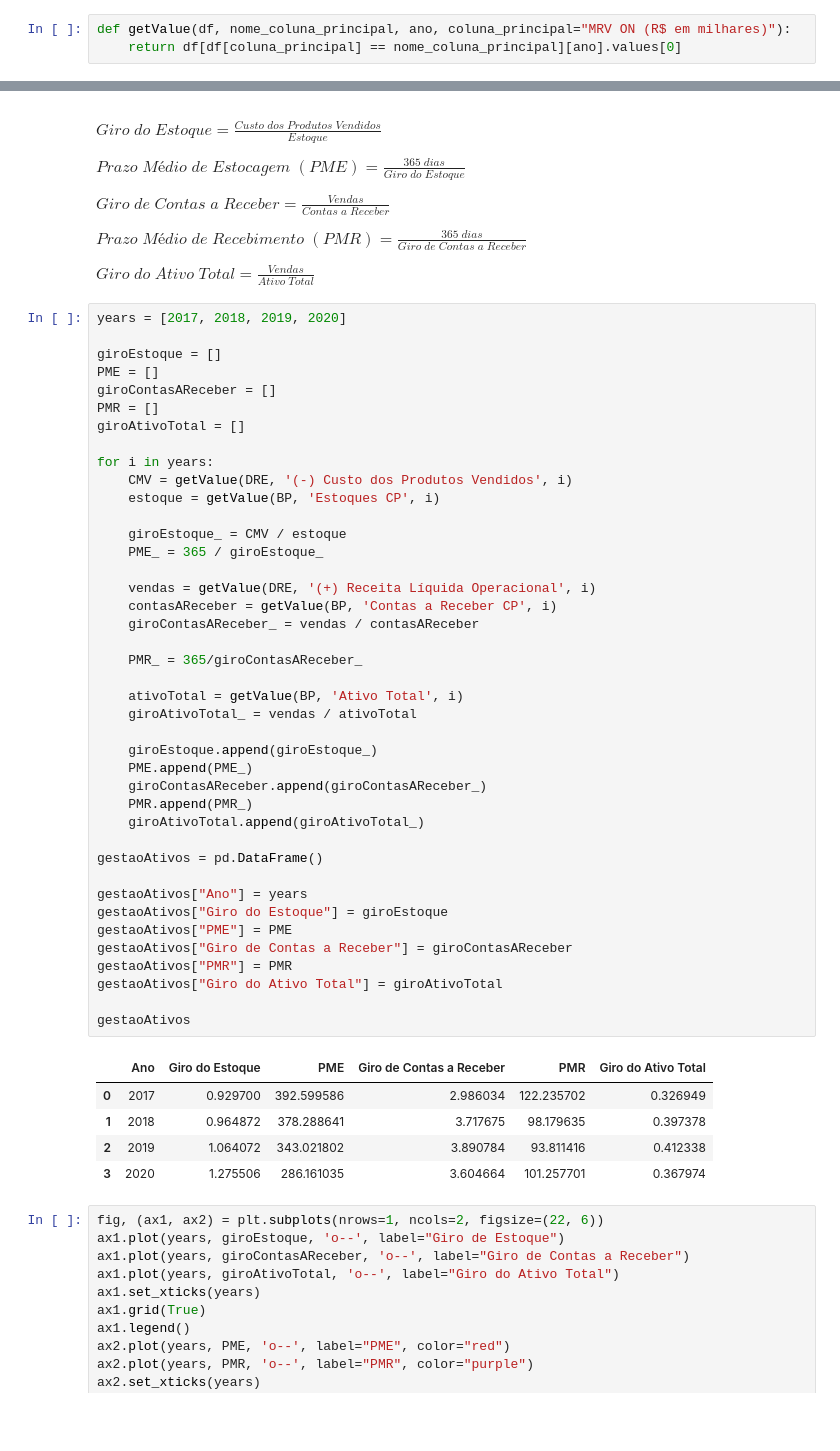
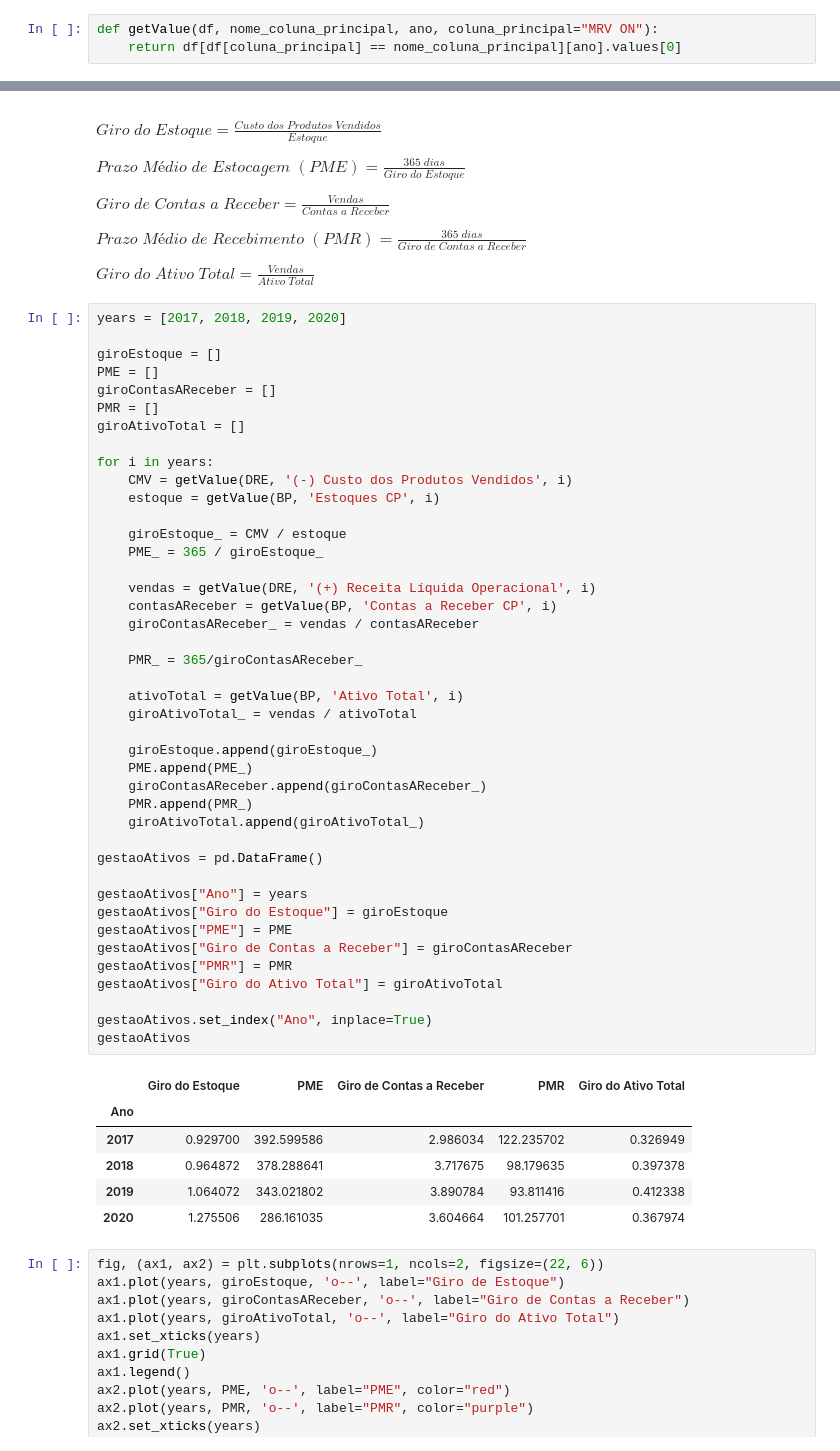
Before and after one commit to pedrotramos/Analise-MRV, a Jupyter notebook: APS.ipynb, the cells around one changed output, grey strips where cells are left out. Cells and saved outputs as stored; diff of their text form; blank space fills up the shorter version.

```diff
--- a/APS.ipynb
+++ b/APS.ipynb
@@ -24,7 +24,7 @@ DRE.dropna(how='all', axis='columns', inplace=True); # ; supress output
 # %% [markdown]
 ## Função para encontrar células nos DataFrames com base em DF, nome da conta e ano
 # %%
-def getValue(df, nome_coluna_principal, ano, coluna_principal="MRV ON (R$ em milhares)"):
+def getValue(df, nome_coluna_principal, ano, coluna_principal="MRV ON"):
     return df[df[coluna_principal] == nome_coluna_principal][ano].values[0]
 # %% [markdown]
 ## Indicadores de Solvência de Curto Prazo
@@ -198,38 +202,40 @@ for i in years:
 
     giroEstoque_ = CMV / estoque
     PME_ = 365 / giroEstoque_
 
     vendas = getValue(DRE, '(+) Receita Líquida Operacional', i)
     contasAReceber = getValue(BP, 'Contas a Receber CP', i)
     giroContasAReceber_ = vendas / contasAReceber
 
     PMR_ = 365/giroContasAReceber_
 
     ativoTotal = getValue(BP, 'Ativo Total', i)
     giroAtivoTotal_ = vendas / ativoTotal
 
     giroEstoque.append(giroEstoque_)
     PME.append(PME_)
     giroContasAReceber.append(giroContasAReceber_)
     PMR.append(PMR_)
     giroAtivoTotal.append(giroAtivoTotal_)
 
 gestaoAtivos = pd.DataFrame()
 
 gestaoAtivos["Ano"] = years
 gestaoAtivos["Giro do Estoque"] = giroEstoque
 gestaoAtivos["PME"] = PME
 gestaoAtivos["Giro de Contas a Receber"] = giroContasAReceber
 gestaoAtivos["PMR"] = PMR
 gestaoAtivos["Giro do Ativo Total"] = giroAtivoTotal
 
+gestaoAtivos.set_index("Ano", inplace=True)
 gestaoAtivos
 # %% [output]
-|  | Ano | Giro do Estoque | PME | Giro de Contas a Receber | PMR | Giro do Ativo Total |
-| 0 | 2017 | 0.929700 | 392.599586 | 2.986034 | 122.235702 | 0.326949 |
-| 1 | 2018 | 0.964872 | 378.288641 | 3.717675 | 98.179635 | 0.397378 |
-| 2 | 2019 | 1.064072 | 343.021802 | 3.890784 | 93.811416 | 0.412338 |
-| 3 | 2020 | 1.275506 | 286.161035 | 3.604664 | 101.257701 | 0.367974 |
+|  | Giro do Estoque | PME | Giro de Contas a Receber | PMR | Giro do Ativo Total |
+| Ano |  |  |  |  |  |
+| 2017 | 0.929700 | 392.599586 | 2.986034 | 122.235702 | 0.326949 |
+| 2018 | 0.964872 | 378.288641 | 3.717675 | 98.179635 | 0.397378 |
+| 2019 | 1.064072 | 343.021802 | 3.890784 | 93.811416 | 0.412338 |
+| 2020 | 1.275506 | 286.161035 | 3.604664 | 101.257701 | 0.367974 |
 # %%
 fig, (ax1, ax2) = plt.subplots(nrows=1, ncols=2, figsize=(22, 6))
 ax1.plot(years, giroEstoque, 'o--', label="Giro de Estoque")
```
Also changed, not shown: parts of 14 cells of this notebook, 2 other files.
